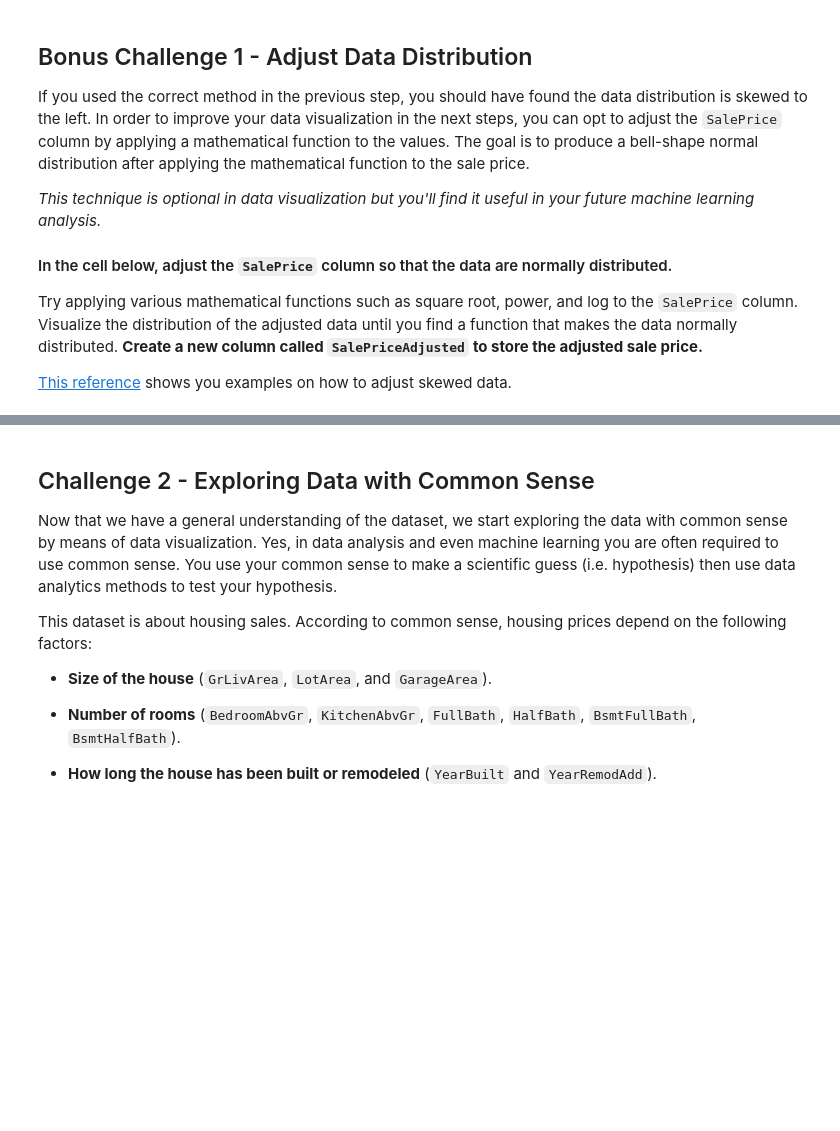
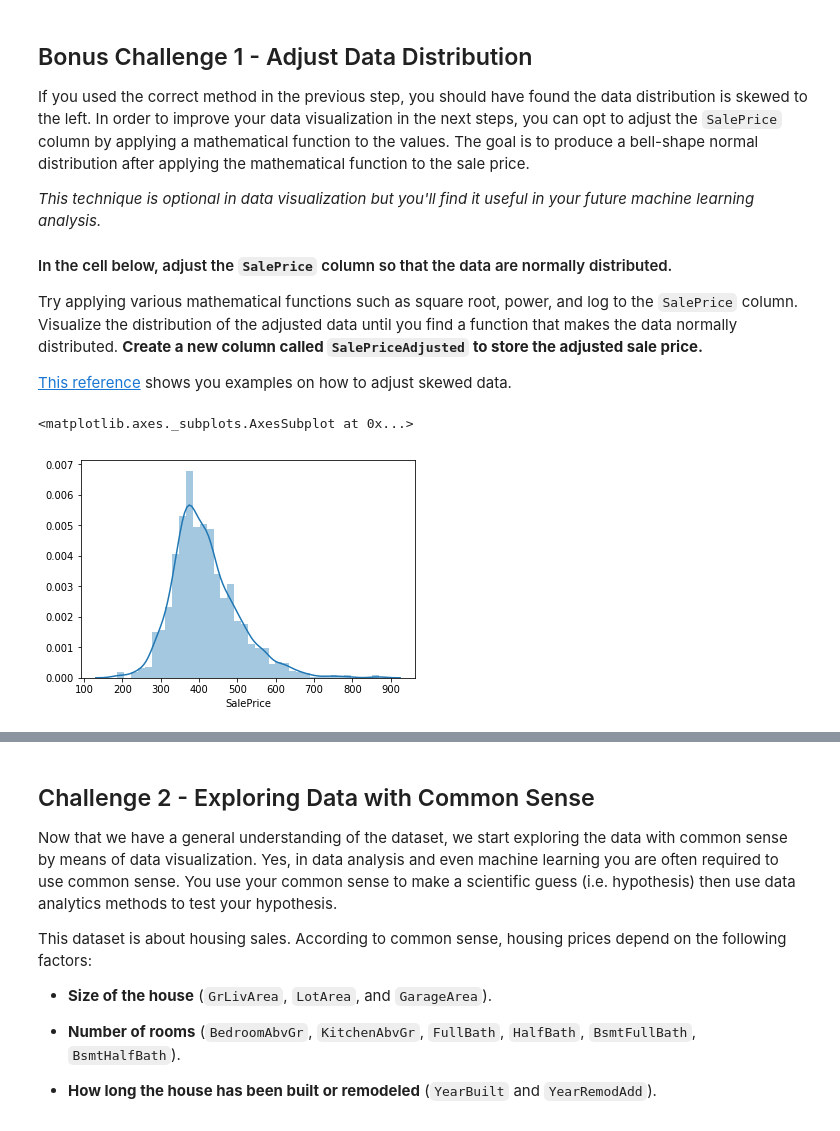
Before and after one commit to ta-datapt-bcn/lab-storytelling-data-visualization, a Jupyter notebook: your-code/main.ipynb, the cells around one changed output, grey strips where cells are left out. Saved outputs shown, nothing was run; the diff lists cells and outputs as text; code cells hidden in the pictures; blank space fills up the shorter version.

```diff
--- a/your-code/main.ipynb
+++ b/your-code/main.ipynb
@@ -77,3 +137,7 @@ Try applying various mathematical functions such as square root, power, and log
 [This reference](https://trainingdatascience.com/workshops/histograms-and-skewed-data/) shows you examples on how to adjust skewed data.
 # %%
 # your code here
+sns.distplot(df['SalePrice'].apply(np.sqrt))
+# %% [output]
+<matplotlib.axes._subplots.AxesSubplot at 0x...>
+[figure, added]
```
Also changed, not shown: parts of 32 cells of this notebook.
